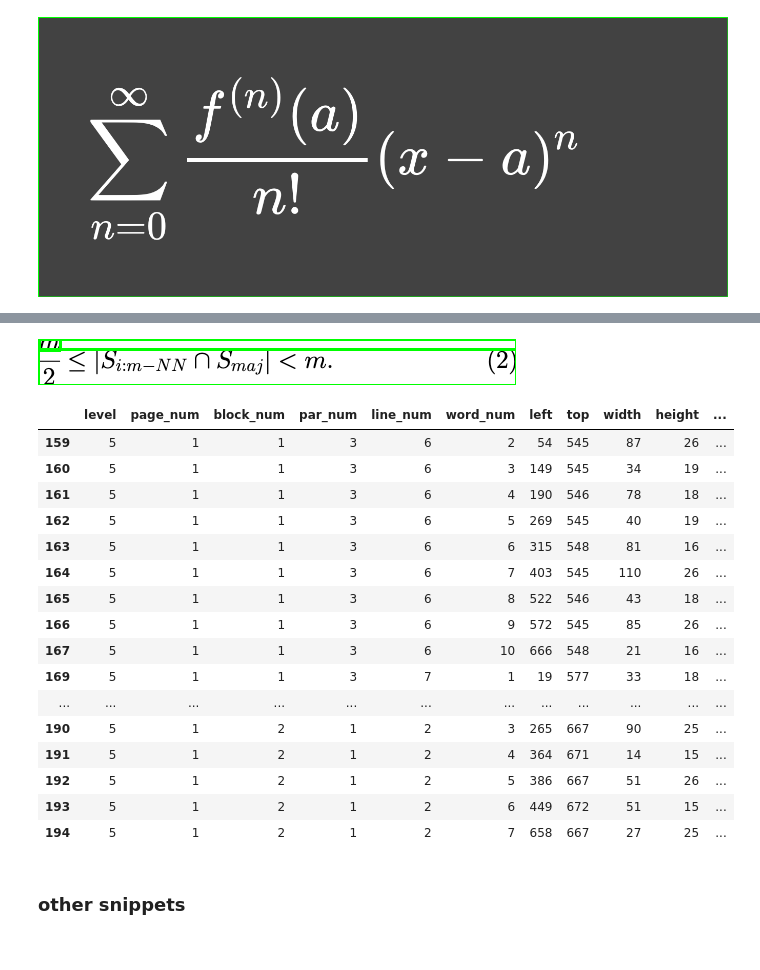
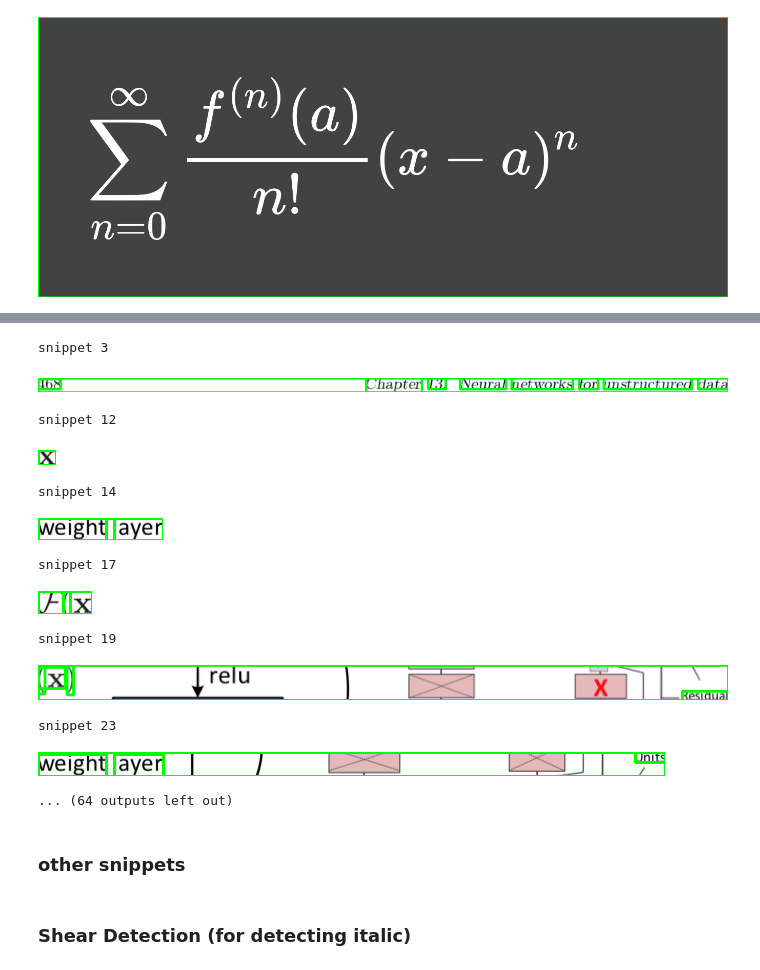
Before and after one commit to danyentezari/bn-ocr, a Jupyter notebook: BN_Image_DSP.ipynb, the cells around one changed output, grey strips where cells are left out. Drawn from its saved outputs; the diff is of its cells as text; code cells hidden in the pictures.

```diff
--- a/BN_Image_DSP.ipynb
+++ b/BN_Image_DSP.ipynb
@@ -161,12 +167,14 @@ img = cv2.imread('./sample-mix.png')
 snippets = []
 
 # d = pytesseract.image_to_data(img, output_type=Output.DICT)
-d = pytesseract.image_to_data(img, output_type='data.frame', config=r'-c preserve_interword_spaces=1')
+d = pytesseract.image_to_data(img, output_type='data.frame', config=r'--psm 6')
 # n_boxes = len(d['level'])
 n_boxes = len(d[d['level'] >= 4])
 for i in range(n_boxes):
     (x, y, w, h) = (d['left'][i], d['top'][i], d['width'][i], d['height'][i])
-    snippets.append(((x, y, x+w, y+h)))
+    snippets.append(
+        {'dims': (x, y, x+w, y+h), 'level': d['level'][i]}
+      )
     cv2.rectangle(img, (x, y), (x + w, y + h), (0, 255, 0), 2)
 
 cv2_imshow(img)
@@ -188,4 +194,4 @@ n_boxes
 # %%
-(x, y, x2, y2) = snippets[120]
-snippet = img[y:y2, x:x2]
-cv2_imshow(snippet)
+# (x, y, x2, y2) = snippets[120]
+# snippet = img[y:y2, x:x2]
+# cv2_imshow(snippet)
@@ -197,0 +198,7 @@ len(snippets)
+# %%
+for i, snippet in enumerate(snippets):#snippets[len(snippets)-50: len(snippets)-1]:
+  if(snippet['level'] == 4):
+    (x, y, x2, y2) = snippet['dims'] #snippets[len(snippets)-63]
+    snippet = img[y:y2, x:x2]
+    print(f'snippet {i}')
+    cv2_imshow(snippet)
@@ -202,0 +225,16 @@ len(snippets)
+# %%
+img = cv2.imread('./fullpage.png')
+snippets = []
+
+# d = pytesseract.image_to_data(img, output_type=Output.DICT)
+d = pytesseract.image_to_data(img, output_type='data.frame', config=r'--psm 6')
+# n_boxes = len(d['level'])
+n_boxes = len(d[d['level'] >= 4])
+for i in range(n_boxes):
+    (x, y, w, h) = (d['left'][i], d['top'][i], d['width'][i], d['height'][i])
+    snippets.append(
+        {'dims': (x, y, x+w, y+h), 'level': d['level'][i]}
+      )
+    cv2.rectangle(img, (x, y), (x + w, y + h), (0, 255, 0), 2)
+
+cv2_imshow(img)
@@ -203,29 +243,24 @@ len(snippets)
 # %%
-(x, y, x2, y2) = snippets[len(snippets)-4]
-snippet = img[y:y2, x:x2]
-cv2_imshow(snippet)
+for i, snippet in enumerate(snippets):#snippets[len(snippets)-50: len(snippets)-1]:
+  if(snippet['level'] == 4):
+    (x, y, x2, y2) = snippet['dims'] #snippets[len(snippets)-63]
+    snippet = img[y:y2, x:x2]
+    print(f'snippet {i}')
+    cv2_imshow(snippet)
 # %% [output]
+snippet 3
-[figure, old version]
+[figure, new version]
+snippet 12
+[figure, added]
+snippet 14
+[figure, added]
+snippet 17
+[figure, added]
+snippet 19
+[figure, added]
+snippet 23
+[figure, added]
+... (64 outputs left out)
-# %%
-d[d['level'] >= 5].tail(30)
-# %% [output]
-|  | level | page_num | block_num | par_num | line_num | word_num | left | top | width | height | ... |
-| 159 | 5 | 1 | 1 | 3 | 6 | 2 | 54 | 545 | 87 | 26 | ... |
-| 160 | 5 | 1 | 1 | 3 | 6 | 3 | 149 | 545 | 34 | 19 | ... |
-| 161 | 5 | 1 | 1 | 3 | 6 | 4 | 190 | 546 | 78 | 18 | ... |
-| 162 | 5 | 1 | 1 | 3 | 6 | 5 | 269 | 545 | 40 | 19 | ... |
-| 163 | 5 | 1 | 1 | 3 | 6 | 6 | 315 | 548 | 81 | 16 | ... |
-| 164 | 5 | 1 | 1 | 3 | 6 | 7 | 403 | 545 | 110 | 26 | ... |
-| 165 | 5 | 1 | 1 | 3 | 6 | 8 | 522 | 546 | 43 | 18 | ... |
-| 166 | 5 | 1 | 1 | 3 | 6 | 9 | 572 | 545 | 85 | 26 | ... |
-| 167 | 5 | 1 | 1 | 3 | 6 | 10 | 666 | 548 | 21 | 16 | ... |
-| 169 | 5 | 1 | 1 | 3 | 7 | 1 | 19 | 577 | 33 | 18 | ... |
-| ... | ... | ... | ... | ... | ... | ... | ... | ... | ... | ... | ... |
-| 190 | 5 | 1 | 2 | 1 | 2 | 3 | 265 | 667 | 90 | 25 | ... |
-| 191 | 5 | 1 | 2 | 1 | 2 | 4 | 364 | 671 | 14 | 15 | ... |
-| 192 | 5 | 1 | 2 | 1 | 2 | 5 | 386 | 667 | 51 | 26 | ... |
-| 193 | 5 | 1 | 2 | 1 | 2 | 6 | 449 | 672 | 51 | 15 | ... |
-| 194 | 5 | 1 | 2 | 1 | 2 | 7 | 658 | 667 | 27 | 25 | ... |
 # %% [markdown]
 ### other snippets
 # %%
@@ -237,3 +272,5 @@ d[d['level'] >= 5].tail(30)
 
 
 # https://stackoverflow.com/questions/55406993/how-to-get-confidence-of-each-line-using-pytesseract
+# %% [markdown]
+### Shear Detection (for detecting italic)
```
Also changed, not shown: parts of 34 cells of this notebook.
